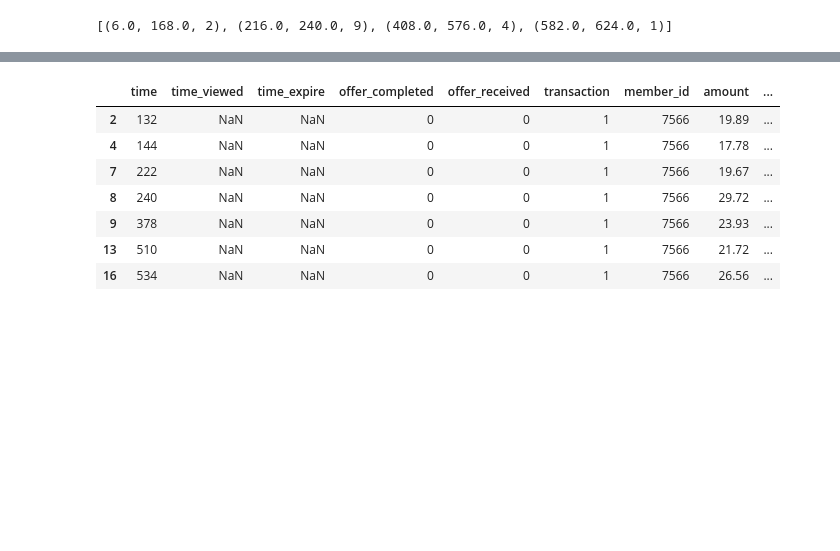
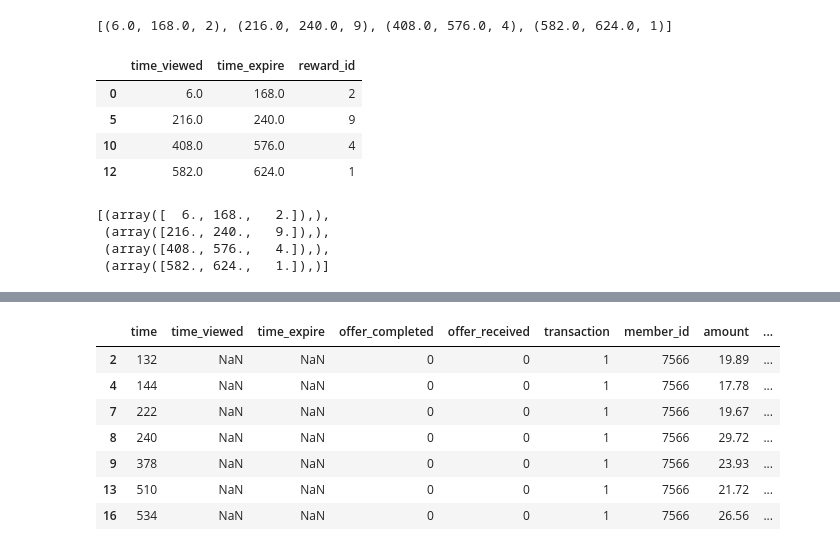
Before and after one commit to blowe615/starbucks_offers, a Jupyter notebook: starbucks_offers.ipynb, the cells around one changed output, grey strips where cells are left out. Drawn from its saved outputs; the diff is of its cells as text; code cells hidden in the pictures; blank space fills up the shorter version.

```diff
--- a/starbucks_offers.ipynb
+++ b/starbucks_offers.ipynb
@@ -657,14 +659,15 @@ Now that the **transcript** dataset has been cleaned and only numeric values rem
 # %%
 # write a function to view all transactions for a given member
-def get_member_transactions(member_id):
+def get_member_transactions(member_id, df):
     '''
     Input
     member_id (int): the numeric member_id for the user whose transactions you want to view
+    df (dataframe): the dataframe from which to extract the appropriate rows
 
     Returns
     transactions (dataframe): All transactions for that member in the dataset, sorted by time
     '''
-    transactions = transcript_encoded.loc[transcript_encoded['member_id']==member_id,:]
+    transactions = df.loc[df['member_id']==member_id,:]
     transactions = transactions.sort_values(by='time')
 
     return transactions
@@ -827,3 +851,19 @@ offer_window_list = list(zip(offer_window_df['time_viewed'],offer_window_df['tim
 offer_window_list
 # %% [output]
 [(6.0, 168.0, 2), (216.0, 240.0, 9), (408.0, 576.0, 4), (582.0, 624.0, 1)]
+# %%
+no_nulls = test_df[['time_viewed','time_expire','reward_id']].dropna()
+no_nulls
+# %% [output]
+|  | time_viewed | time_expire | reward_id |
+| 0 | 6.0 | 168.0 | 2 |
+| 5 | 216.0 | 240.0 | 9 |
+| 10 | 408.0 | 576.0 | 4 |
+| 12 | 582.0 | 624.0 | 1 |
+# %%
+list(zip(list(no_nulls.values)))
+# %% [output]
+[(array([  6., 168.,   2.]),),
+ (array([216., 240.,   9.]),),
+ (array([408., 576.,   4.]),),
+ (array([582., 624.,   1.]),)]
```
Also changed, not shown: parts of 14 cells of this notebook.
